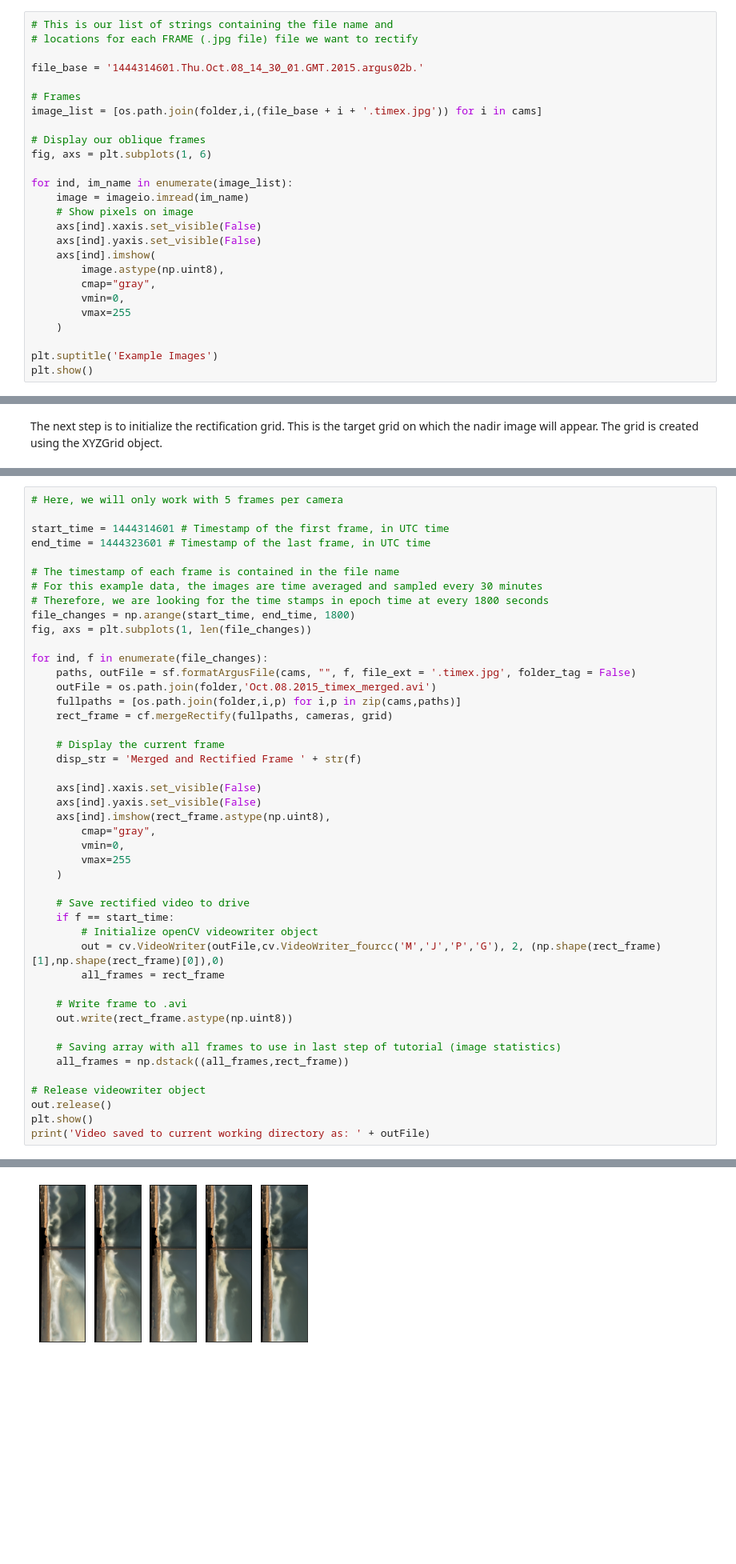
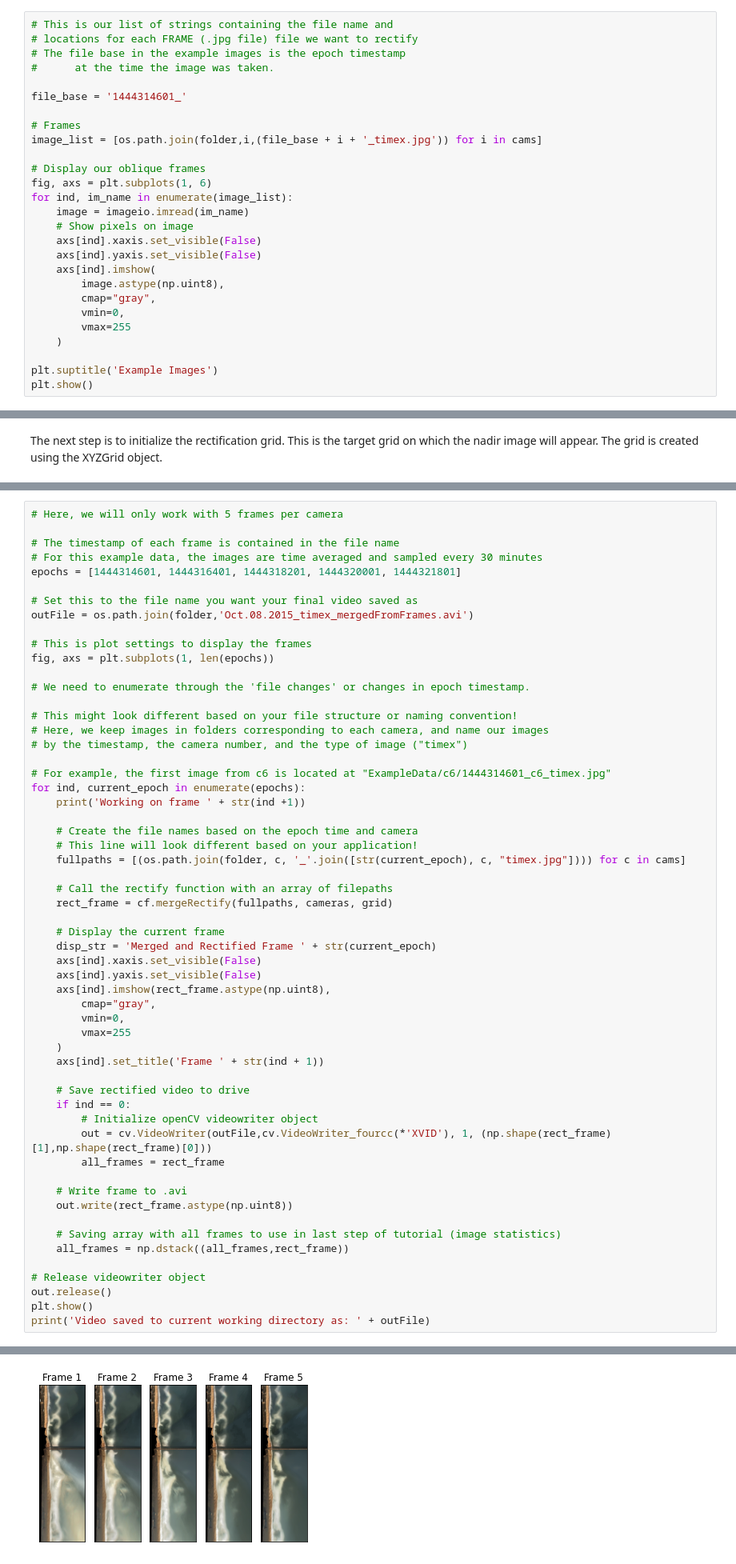
Before and after one commit to mailemccann/coastalimagelib, a Jupyter notebook: coastalimagelib/CoastalImageLib_Illustrative_Example.ipynb, the cells around one changed output, grey strips where cells are left out. Shown at 80% size. Cells and saved outputs as stored; diff of their text form; blank space fills up the shorter version.

```diff
--- a/coastalimagelib/CoastalImageLib_Illustrative_Example.ipynb
+++ b/coastalimagelib/CoastalImageLib_Illustrative_Example.ipynb
@@ -35,15 +35,16 @@ cams = ['c1','c2','c3','c4','c5','c6']
 # %%
 # This is our list of strings containing the file name and
 # locations for each FRAME (.jpg file) file we want to rectify
+# The file base in the example images is the epoch timestamp
+#      at the time the image was taken.
 
-file_base = '1444314601.Thu.Oct.08_14_30_01.GMT.2015.argus02b.'
+file_base = '1444314601_'
 
 # Frames
-image_list = [os.path.join(folder,i,(file_base + i + '.timex.jpg')) for i in cams]
+image_list = [os.path.join(folder,i,(file_base + i + '_timex.jpg')) for i in cams]
 
 # Display our oblique frames
 fig, axs = plt.subplots(1, 6)
-
 for ind, im_name in enumerate(image_list):
     image = imageio.imread(im_name)
     # Show pixels on image
@@ -120,24 +122,35 @@ Ultimately, you will have to write your own for loop to accomodate your specific
 # %%
 # Here, we will only work with 5 frames per camera
 
-start_time = 1444314601 # Timestamp of the first frame, in UTC time
-end_time = 1444323601 # Timestamp of the last frame, in UTC time
-
 # The timestamp of each frame is contained in the file name
 # For this example data, the images are time averaged and sampled every 30 minutes
-# Therefore, we are looking for the time stamps in epoch time at every 1800 seconds
-file_changes = np.arange(start_time, end_time, 1800)
-fig, axs = plt.subplots(1, len(file_changes))
+epochs = [1444314601, 1444316401, 1444318201, 1444320001, 1444321801]
 
-for ind, f in enumerate(file_changes):
-    paths, outFile = sf.formatArgusFile(cams, "", f, file_ext = '.timex.jpg', folder_tag = False)
-    outFile = os.path.join(folder,'Oct.08.2015_timex_merged.avi')
-    fullpaths = [os.path.join(folder,i,p) for i,p in zip(cams,paths)]
+# Set this to the file name you want your final video saved as
+outFile = os.path.join(folder,'Oct.08.2015_timex_mergedFromFrames.avi')
+
+# This is plot settings to display the frames
+fig, axs = plt.subplots(1, len(epochs))
+
+# We need to enumerate through the 'file changes' or changes in epoch timestamp.
+
+# This might look different based on your file structure or naming convention!
+# Here, we keep images in folders corresponding to each camera, and name our images
+# by the timestamp, the camera number, and the type of image ("timex")
+
+# For example, the first image from c6 is located at "ExampleData/c6/1444314601_c6_timex.jpg"
+for ind, current_epoch in enumerate(epochs):
+    print('Working on frame ' + str(ind +1))
+
+    # Create the file names based on the epoch time and camera
+    # This line will look different based on your application!
+    fullpaths = [(os.path.join(folder, c, '_'.join([str(current_epoch), c, "timex.jpg"]))) for c in cams]
+
+    # Call the rectify function with an array of filepaths
     rect_frame = cf.mergeRectify(fullpaths, cameras, grid)
 
     # Display the current frame
-    disp_str = 'Merged and Rectified Frame ' + str(f)
-
+    disp_str = 'Merged and Rectified Frame ' + str(current_epoch)
     axs[ind].xaxis.set_visible(False)
     axs[ind].yaxis.set_visible(False)
     axs[ind].imshow(rect_frame.astype(np.uint8),
@@ -145,11 +158,12 @@ for ind, f in enumerate(file_changes):
         vmin=0,
         vmax=255
     )
+    axs[ind].set_title('Frame ' + str(ind + 1))
 
     # Save rectified video to drive
-    if f == start_time:
+    if ind == 0:
         # Initialize openCV videowriter object
-        out = cv.VideoWriter(outFile,cv.VideoWriter_fourcc('M','J','P','G'), 2, (np.shape(rect_frame)[1],np.shape(rect_frame)[0]),0)
+        out = cv.VideoWriter(outFile,cv.VideoWriter_fourcc(*'XVID'), 1, (np.shape(rect_frame)[1],np.shape(rect_frame)[0]))
         all_frames = rect_frame
 
     # Write frame to .avi
@@ -166 +185 @@ print('Video saved to current working directory as: ' + outFile)
-[figure, old version]
+[figure, new version]
```
Also changed, not shown: parts of 7 cells of this notebook.
